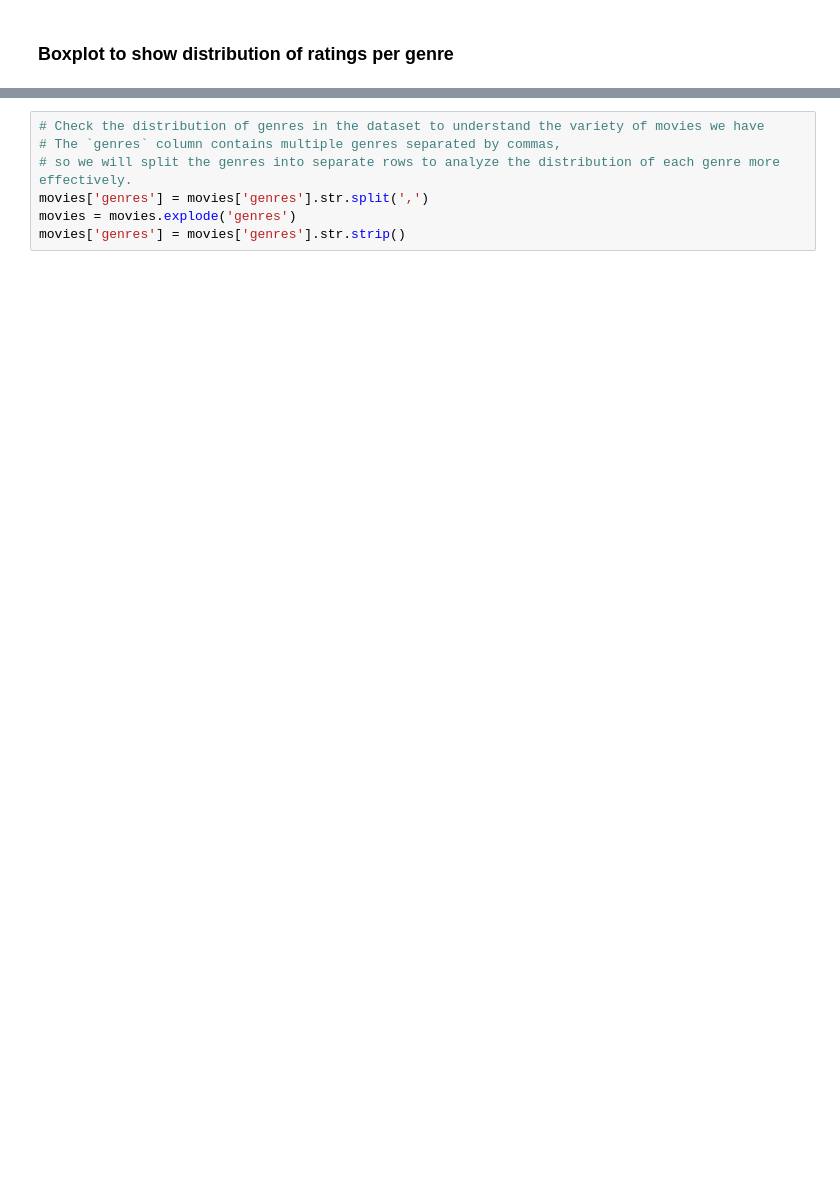
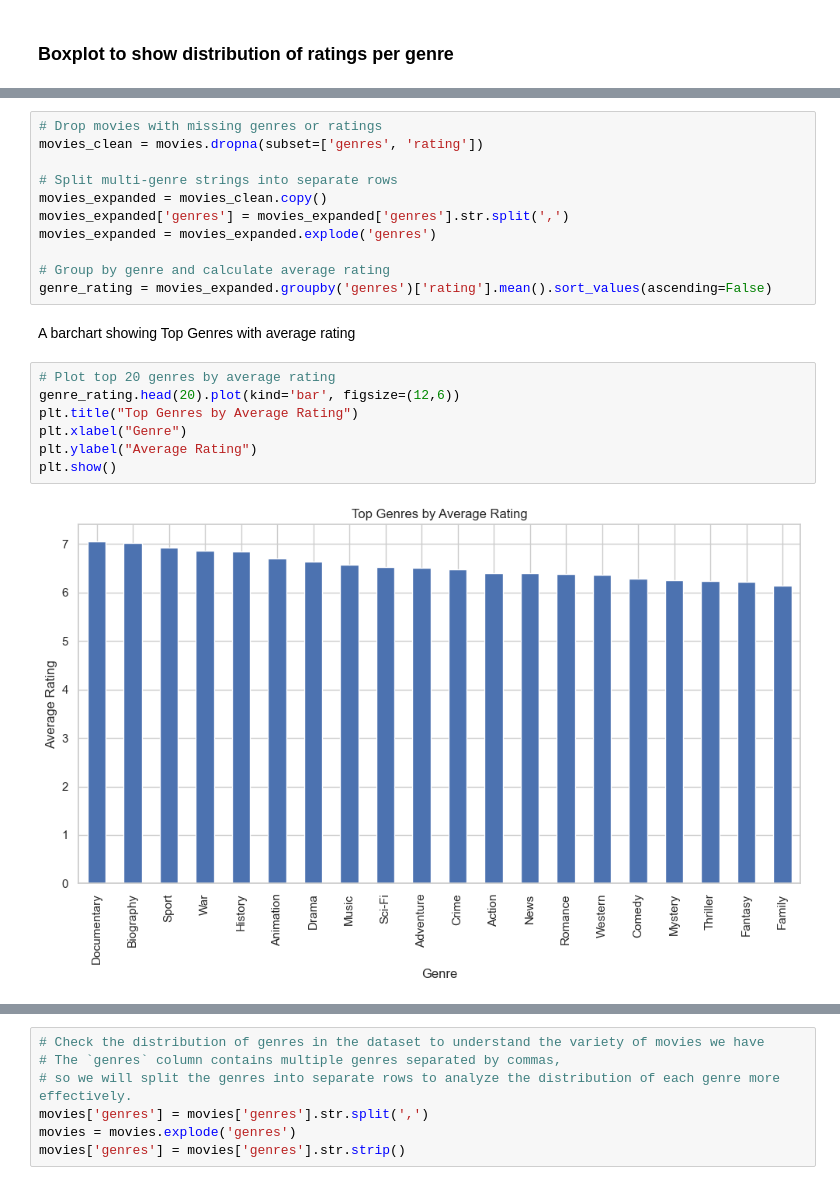
Before and after one commit to Esther-Margaret-Mwangi/Movie-studio-eda-analysis, a Jupyter notebook: movie.ipynb, the cells around one changed output, grey strips where cells are left out. Saved outputs shown, nothing was run; the diff lists cells and outputs as text; blank space fills up the shorter version.

```diff
--- a/movie.ipynb
+++ b/movie.ipynb
@@ -391,0 +391,22 @@ Passing `palette` without assigning `hue` is deprecated and will be removed in v
+# %%
+# Drop movies with missing genres or ratings
+movies_clean = movies.dropna(subset=['genres', 'rating'])
+
+# Split multi-genre strings into separate rows
+movies_expanded = movies_clean.copy()
+movies_expanded['genres'] = movies_expanded['genres'].str.split(',')
+movies_expanded = movies_expanded.explode('genres')
+
+# Group by genre and calculate average rating
+genre_rating = movies_expanded.groupby('genres')['rating'].mean().sort_values(ascending=False)
+# %% [markdown]
+A barchart showing Top Genres with average rating
+# %%
+# Plot top 20 genres by average rating
+genre_rating.head(20).plot(kind='bar', figsize=(12,6))
+plt.title("Top Genres by Average Rating")
+plt.xlabel("Genre")
+plt.ylabel("Average Rating")
+plt.show()
+# %% [output]
+[figure, added]
```
Also changed, not shown: parts of 27 cells of this notebook.
